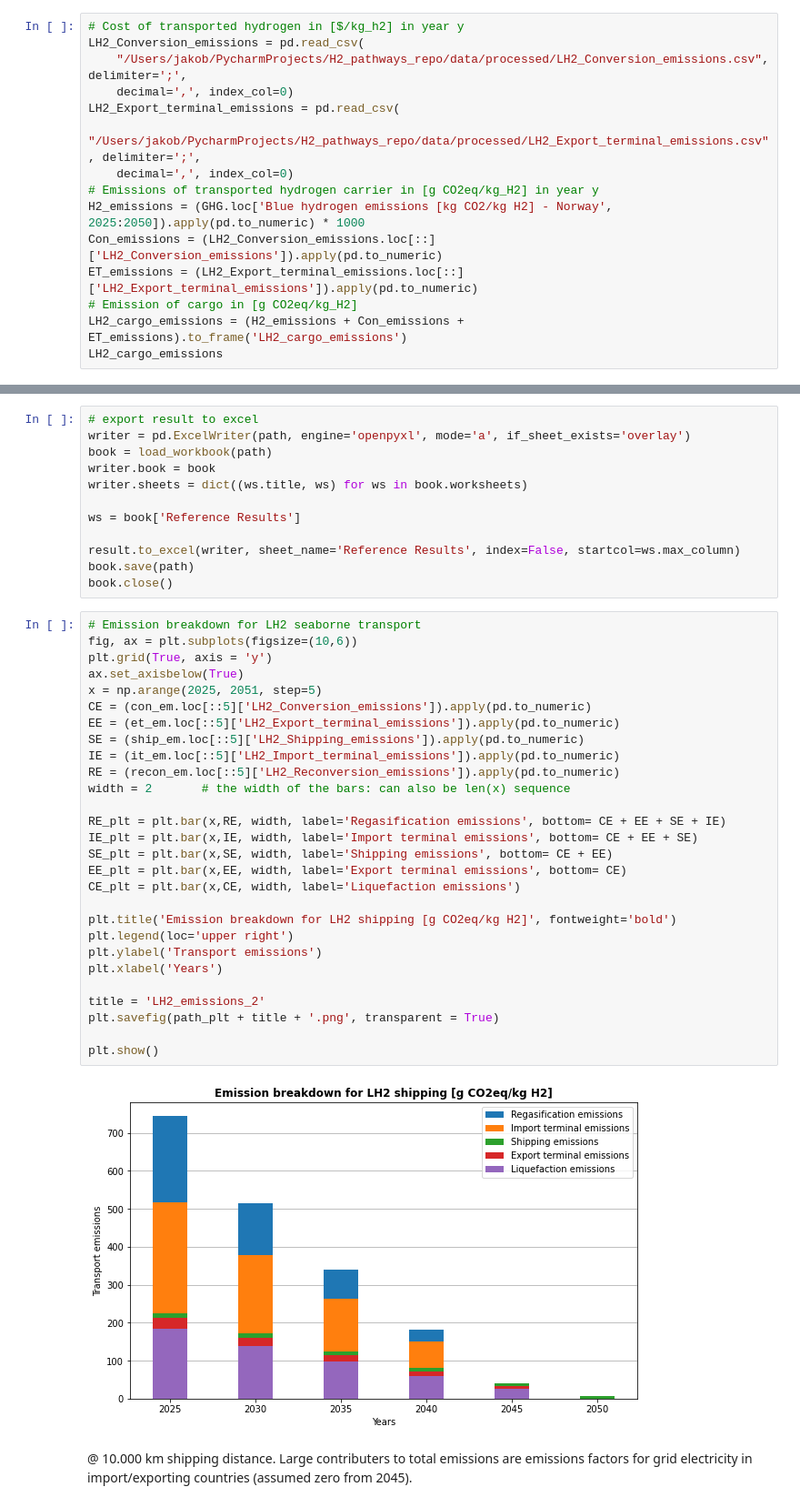
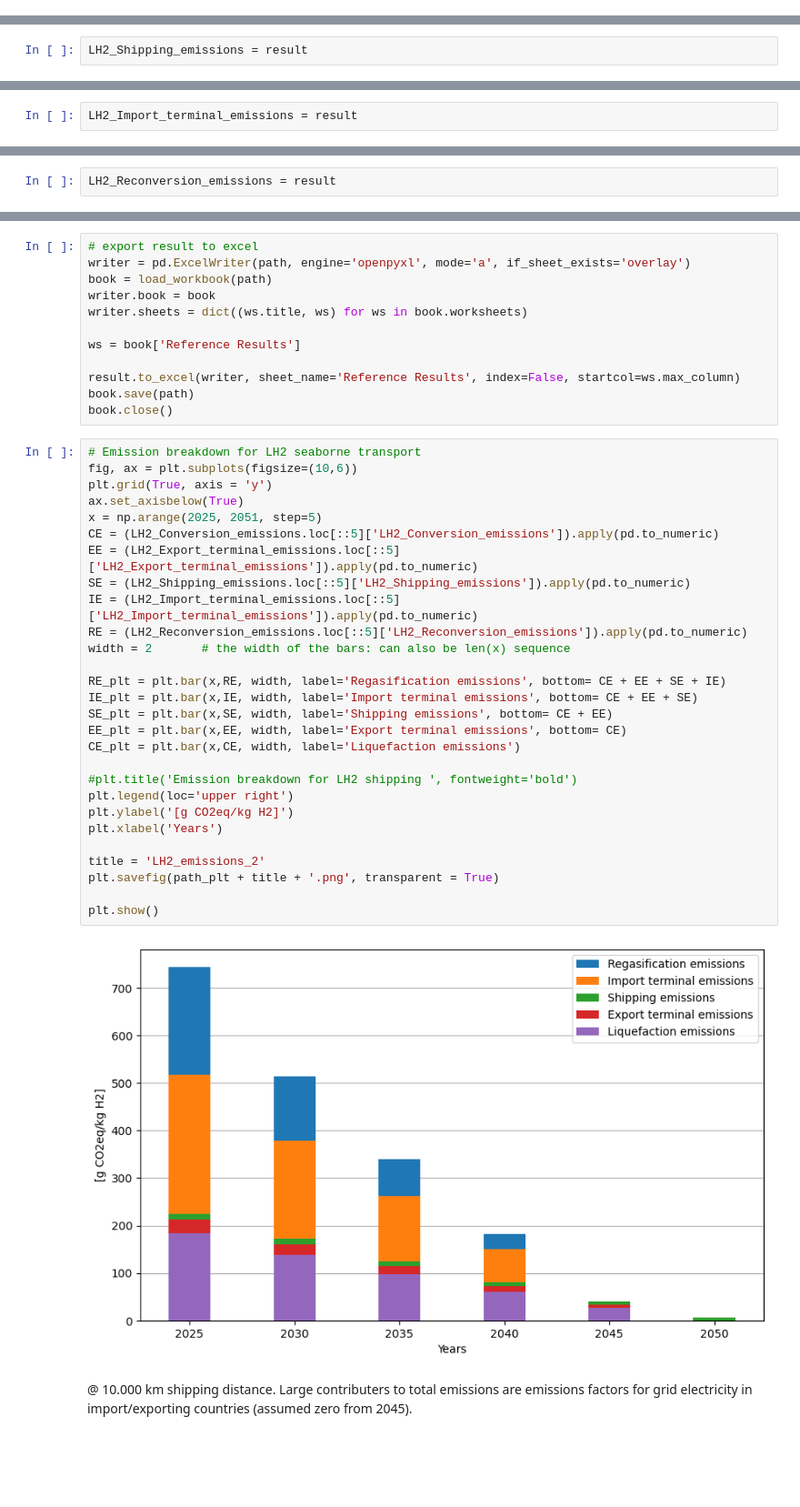
Before and after one commit to ReuterJakob/H2_pathways_repo, a Jupyter notebook: notebooks/Emissions/Transport emissions.ipynb, the cells around one changed output, grey strips where cells are left out. Shown: that part at 91% size. Cells and saved outputs as stored; diff of their text form; blank space fills up the shorter version.

```diff
--- a/notebooks/Emissions/Transport emissions.ipynb
+++ b/notebooks/Emissions/Transport emissions.ipynb
@@ -421,18 +412,3 @@ v_ship = float(tea_lh2.loc['Shipping - Ship speed [km/h]']['LH2'])
 v_ship
 # %% [output]
 30.0
-# %%
-# Cost of transported hydrogen in [$/kg_h2] in year y
-LH2_Conversion_emissions = pd.read_csv(
-    "/Users/jakob/PycharmProjects/H2_pathways_repo/data/processed/LH2_Conversion_emissions.csv", delimiter=';',
-    decimal=',', index_col=0)
-LH2_Export_terminal_emissions = pd.read_csv(
-    "/Users/jakob/PycharmProjects/H2_pathways_repo/data/processed/LH2_Export_terminal_emissions.csv", delimiter=';',
-    decimal=',', index_col=0)
-# Emissions of transported hydrogen carrier in [g CO2eq/kg_H2] in year y
-H2_emissions = (GHG.loc['Blue hydrogen emissions [kg CO2/kg H2] - Norway', 2025:2050]).apply(pd.to_numeric) * 1000
-Con_emissions = (LH2_Conversion_emissions.loc[::]['LH2_Conversion_emissions']).apply(pd.to_numeric)
-ET_emissions = (LH2_Export_terminal_emissions.loc[::]['LH2_Export_terminal_emissions']).apply(pd.to_numeric)
-# Emission of cargo in [g CO2eq/kg_H2]
-LH2_cargo_emissions = (H2_emissions + Con_emissions + ET_emissions).to_frame('LH2_cargo_emissions')
-LH2_cargo_emissions
@@ -516,3 +476,5 @@ result.to_csv(output_file, sep = ';')
+# %%
+LH2_Shipping_emissions = result
 # %% [markdown]
 ## Import terminal
 # %%
@@ -588,3 +553,5 @@ result.to_csv(output_file, sep=';')
+# %%
+LH2_Import_terminal_emissions = result
 # %% [markdown]
 ## Reconversion
 # %%
@@ -639,5 +608,7 @@ book.close()
 path_csv = r'/Users/jakob/PycharmProjects/H2_pathways_repo/data/processed'
 output_file = os.path.join(path_csv, 'LH2_Reconversion_emissions.csv')
 result.to_csv(output_file, sep=';')
+# %%
+LH2_Reconversion_emissions = result
 # %% [markdown]
 ## Total LH2 transport emissions
@@ -703,33 +674,33 @@ book.close()
 # %%
 # Emission breakdown for LH2 seaborne transport
 fig, ax = plt.subplots(figsize=(10,6))
 plt.grid(True, axis = 'y')
 ax.set_axisbelow(True)
 x = np.arange(2025, 2051, step=5)
-CE = (con_em.loc[::5]['LH2_Conversion_emissions']).apply(pd.to_numeric)
-EE = (et_em.loc[::5]['LH2_Export_terminal_emissions']).apply(pd.to_numeric)
-SE = (ship_em.loc[::5]['LH2_Shipping_emissions']).apply(pd.to_numeric)
-IE = (it_em.loc[::5]['LH2_Import_terminal_emissions']).apply(pd.to_numeric)
-RE = (recon_em.loc[::5]['LH2_Reconversion_emissions']).apply(pd.to_numeric)
+CE = (LH2_Conversion_emissions.loc[::5]['LH2_Conversion_emissions']).apply(pd.to_numeric)
+EE = (LH2_Export_terminal_emissions.loc[::5]['LH2_Export_terminal_emissions']).apply(pd.to_numeric)
+SE = (LH2_Shipping_emissions.loc[::5]['LH2_Shipping_emissions']).apply(pd.to_numeric)
+IE = (LH2_Import_terminal_emissions.loc[::5]['LH2_Import_terminal_emissions']).apply(pd.to_numeric)
+RE = (LH2_Reconversion_emissions.loc[::5]['LH2_Reconversion_emissions']).apply(pd.to_numeric)
 width = 2       # the width of the bars: can also be len(x) sequence
 
 RE_plt = plt.bar(x,RE, width, label='Regasification emissions', bottom= CE + EE + SE + IE)
 IE_plt = plt.bar(x,IE, width, label='Import terminal emissions', bottom= CE + EE + SE)
 SE_plt = plt.bar(x,SE, width, label='Shipping emissions', bottom= CE + EE)
 EE_plt = plt.bar(x,EE, width, label='Export terminal emissions', bottom= CE)
 CE_plt = plt.bar(x,CE, width, label='Liquefaction emissions')
 
-plt.title('Emission breakdown for LH2 shipping [g CO2eq/kg H2]', fontweight='bold')
+#plt.title('Emission breakdown for LH2 shipping ', fontweight='bold')
 plt.legend(loc='upper right')
-plt.ylabel('Transport emissions')
+plt.ylabel('[g CO2eq/kg H2]')
 plt.xlabel('Years')
 
 title = 'LH2_emissions_2'
 plt.savefig(path_plt + title + '.png', transparent = True)
 
 plt.show()
 # %% [output]
-[figure, old version]
+[figure, new version]
 # %% [markdown]
 @ 10.000 km shipping distance. Large contributers to total emissions are emissions factors for grid electricity in import/exporting countries (assumed zero from 2045).
 # %% [markdown]
```
Also changed, not shown: parts of 39 cells of this notebook, 6 other files.
